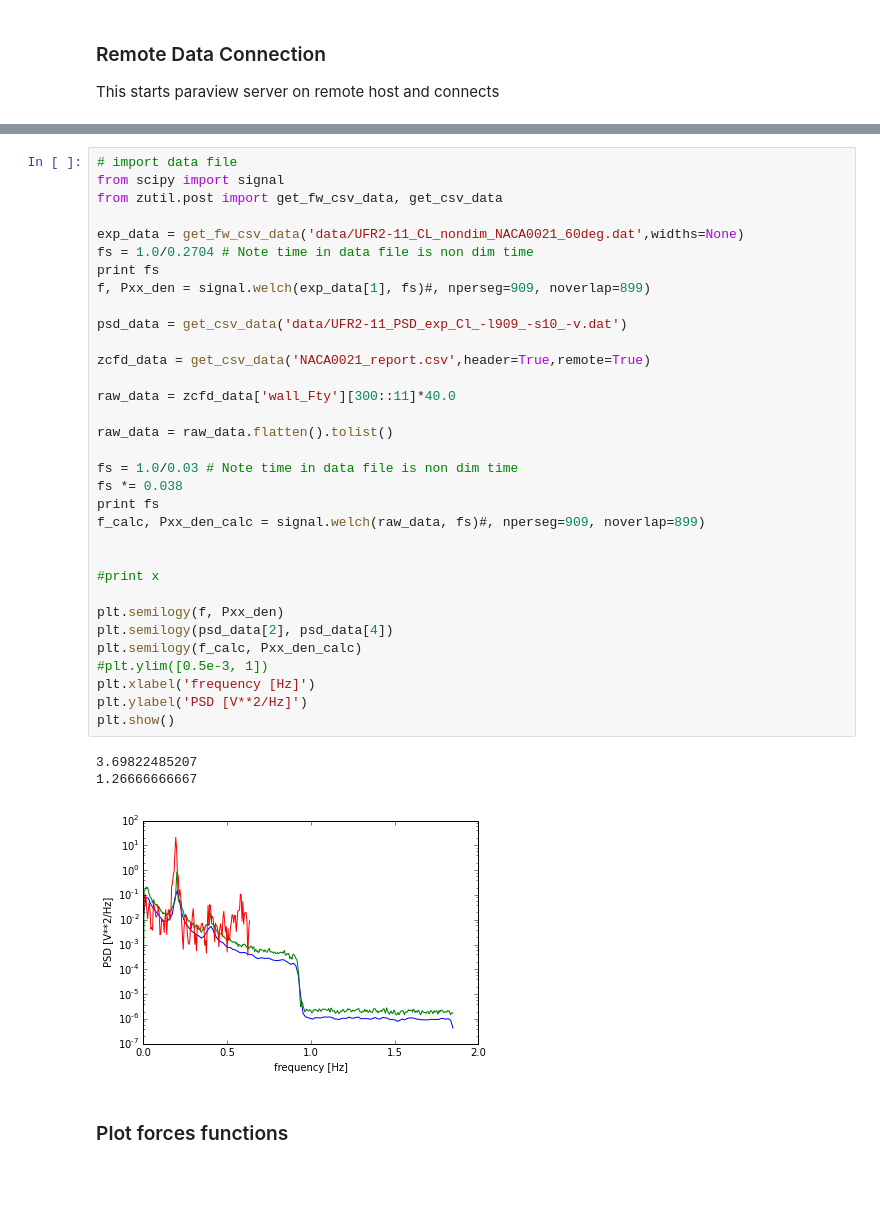
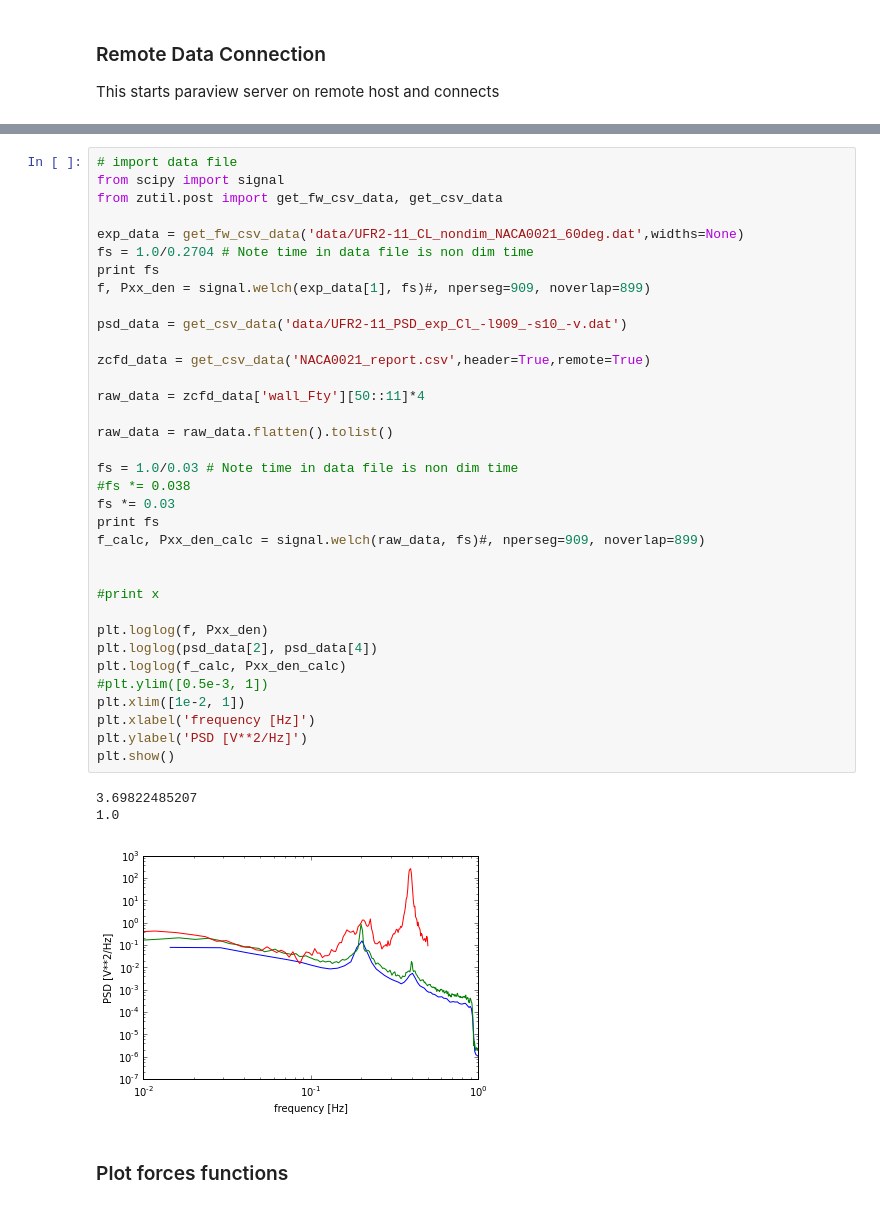
Before and after one commit to zCFD/zPost, a Jupyter notebook: ipynb/NACA0021/NACA0021.ipynb, the cells around one changed output, grey strips where cells are left out. Saved outputs shown, nothing was run; the diff lists cells and outputs as text; blank space fills up the shorter version.

```diff
--- a/ipynb/NACA0021/NACA0021.ipynb
+++ b/ipynb/NACA0021/NACA0021.ipynb
@@ -61,40 +61,42 @@ if remote_data:
 # %%
 # import data file
 from scipy import signal
 from zutil.post import get_fw_csv_data, get_csv_data
 
 exp_data = get_fw_csv_data('data/UFR2-11_CL_nondim_NACA0021_60deg.dat',widths=None)
 fs = 1.0/0.2704 # Note time in data file is non dim time
 print fs
 f, Pxx_den = signal.welch(exp_data[1], fs)#, nperseg=909, noverlap=899)
 
 psd_data = get_csv_data('data/UFR2-11_PSD_exp_Cl_-l909_-s10_-v.dat')
 
 zcfd_data = get_csv_data('NACA0021_report.csv',header=True,remote=True)
 
-raw_data = zcfd_data['wall_Fty'][300::11]*40.0
+raw_data = zcfd_data['wall_Fty'][50::11]*4
 
 raw_data = raw_data.flatten().tolist()
 
 fs = 1.0/0.03 # Note time in data file is non dim time
-fs *= 0.038
+#fs *= 0.038
+fs *= 0.03
 print fs
 f_calc, Pxx_den_calc = signal.welch(raw_data, fs)#, nperseg=909, noverlap=899)
 
 
 #print x
 
-plt.semilogy(f, Pxx_den)
-plt.semilogy(psd_data[2], psd_data[4])
-plt.semilogy(f_calc, Pxx_den_calc)
+plt.loglog(f, Pxx_den)
+plt.loglog(psd_data[2], psd_data[4])
+plt.loglog(f_calc, Pxx_den_calc)
 #plt.ylim([0.5e-3, 1])
+plt.xlim([1e-2, 1])
 plt.xlabel('frequency [Hz]')
 plt.ylabel('PSD [V**2/Hz]')
 plt.show()
 # %% [output]
 3.69822485207
-1.26666666667
+1.0
-[figure, old version]
+[figure, new version]
 # %% [markdown]
 ### Plot forces functions
 # %%
```
Also changed, not shown: parts of 6 cells of this notebook, 3 other files.
